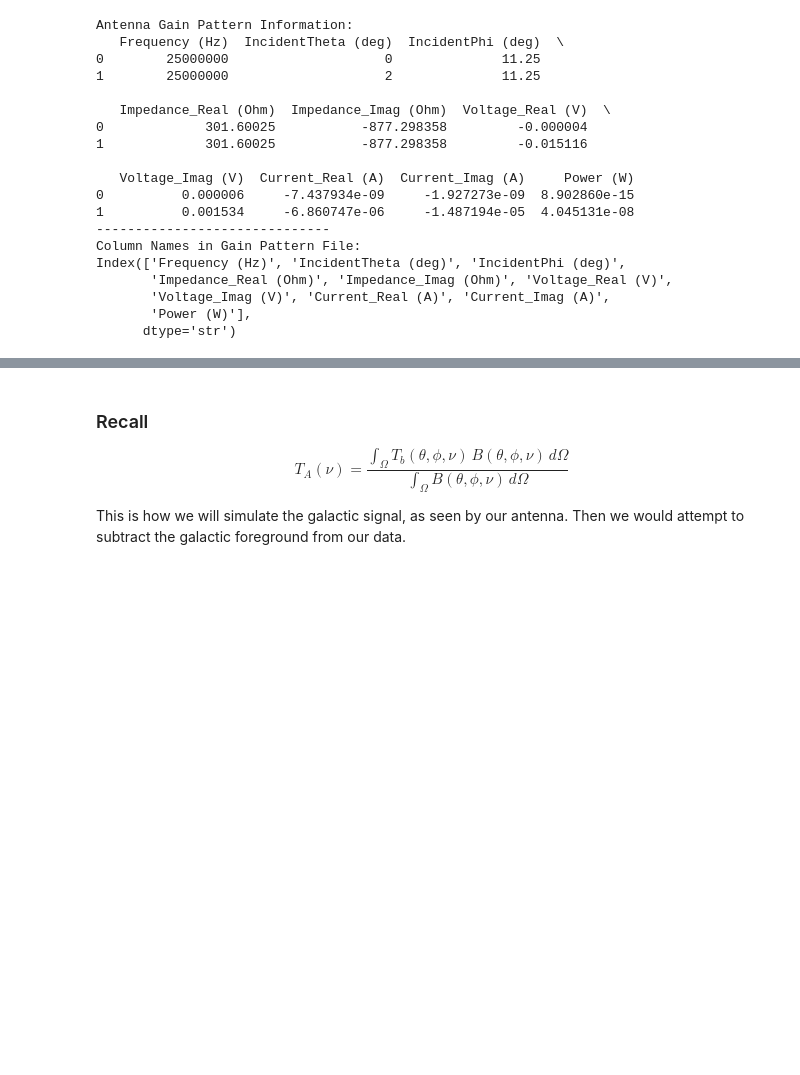
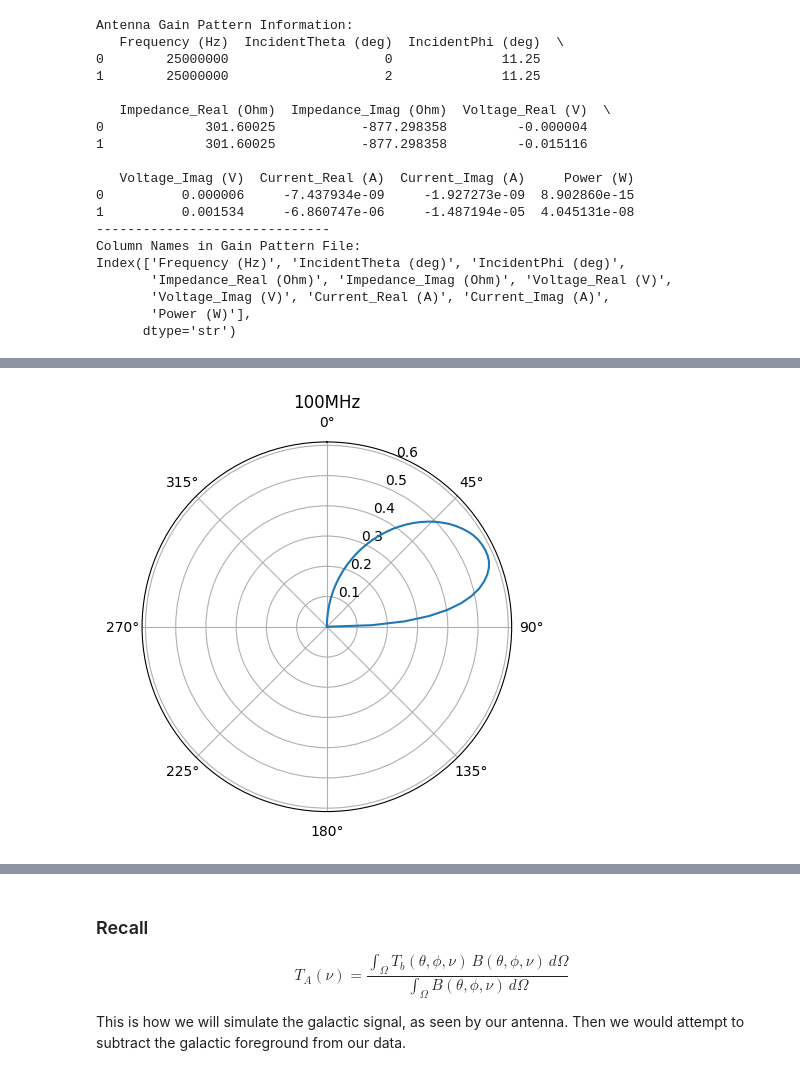
Before and after one commit to alhosani-abdulla/Highz-EXP, a Jupyter notebook: notebooks/pygsm_analysis.ipynb, the cells around one changed output, grey strips where cells are left out. Saved outputs shown, nothing was run; the diff lists cells and outputs as text; code cells hidden in the pictures; blank space fills up the shorter version.

```diff
--- a/notebooks/pygsm_analysis.ipynb
+++ b/notebooks/pygsm_analysis.ipynb
@@ -144 +156,48 @@ array([ 25000000,  25000000,  25000000,  25000000,  25000000,  25000000,
+# %%
+def create_polar_plot(gain_thetas, gain_values, title='Basic Polar Plot'):
+    """Creates a polar plot of the effective height at one phi slice.
+
+    Parameters:
+    - gain_values: 2D array of gain values with shape (num_theta, num_phi)"""
+    # Create polar plot
+    fig, ax = plt.subplots(subplot_kw={'projection': 'polar'})
+    # Set 0° at top, clockwise
+    ax.set_theta_zero_location('N')  # 0 degrees = North (top)
+    ax.set_theta_direction(-1)       # Clockwise direction
+    ax.plot(gain_thetas, gain_values[:,0])  # Plot the first phi slice as an example
+
+    plt.title(title)
+    plt.show()
+
+def generate_beam_map(frequency_mhz) -> np.ndarray:
+    """
+    Generate a beam map of the antenna for the given frequency using interpolation."""
+    theta, gain_map = load_gain_pattern(frequency_mhz*1e6, gain_info)
+    num_theta, num_phi = gain_map.shape
+    theta1 = np.linspace(0, np.pi/2, num_theta)
+    phi1 = np.linspace(0, 2*np.pi, num_phi)
+    interpolator = RegularGridInterpolator(
+        (theta1, phi1), gain_map,
+        bounds_error=False, fill_value=0
+    )
+    beam_map = np.full(n_pix, 0.0)  # initialize with UNSEEN for masking
+    # Get pixel centers in (θ, φ)
+    theta_hp, phi_hp = hp.pix2ang(n_side, np.arange(n_pix))
+    # Find pixels in upper hemisphere (θ <= π/2)
+    mask_upper = theta_hp <= (np.pi / 2)
+    # Prepare interpolation points only for those pixels
+    interp_points = np.vstack((theta_hp[mask_upper], phi_hp[mask_upper])).T
+    # Interpolate
+    interp_values = interpolator(interp_points)
+    # Assign to map (fill rest with UNSEEN or 0)
+    beam_map[mask_upper] = interp_values
+    rot = hp.Rotator([0, 90, 0])
+    beam_map = rot.rotate_map_pixel(beam_map)
+    return beam_map
+# %%
+# Load and plot the gain pattern for 100 MHz
+theta, gain = load_gain_pattern(100e6, gain_info)
+create_polar_plot(theta, gain, title='100MHz')
+# %% [output]
+[figure, added]
 # %%
```
Also changed, not shown: parts of 5 cells of this notebook.
